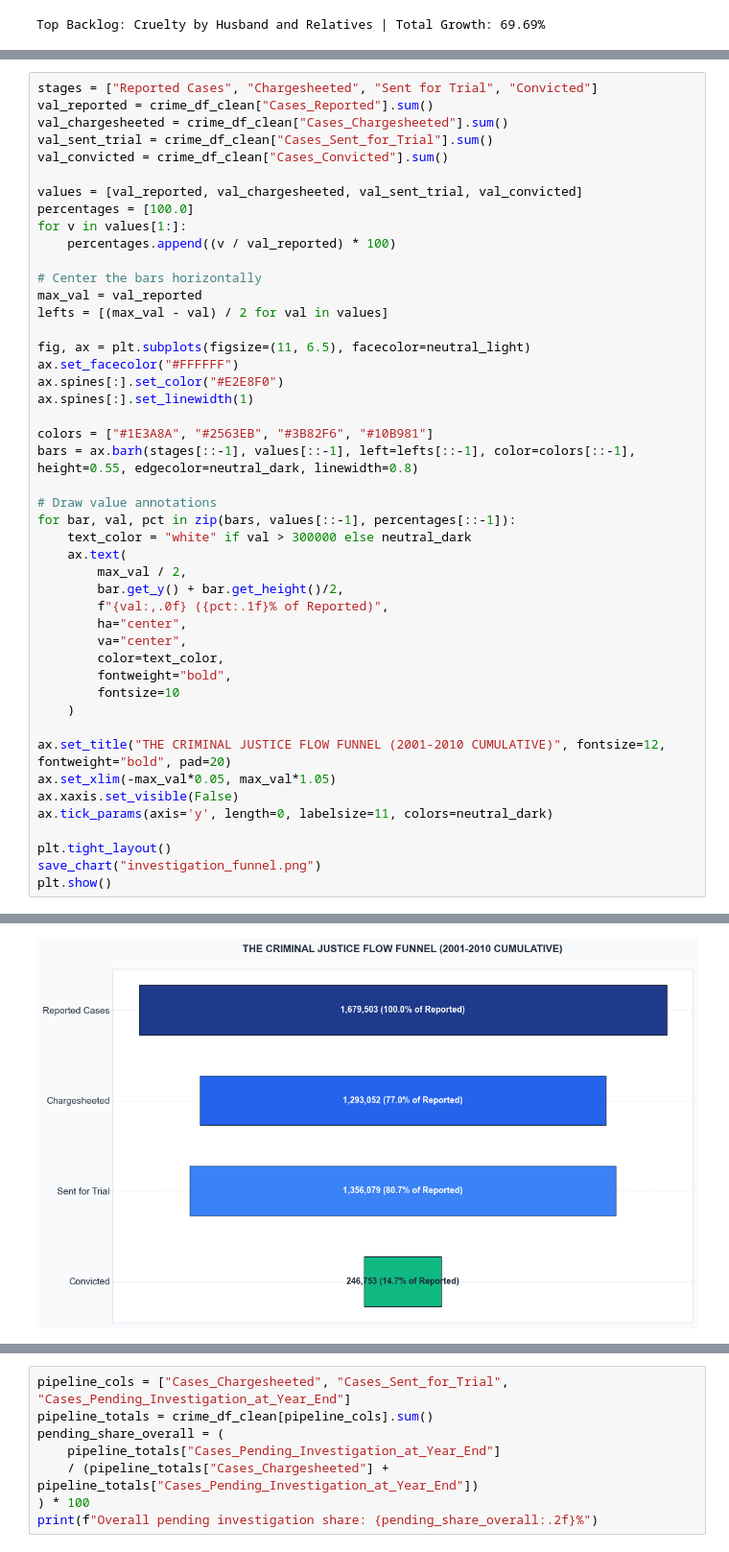
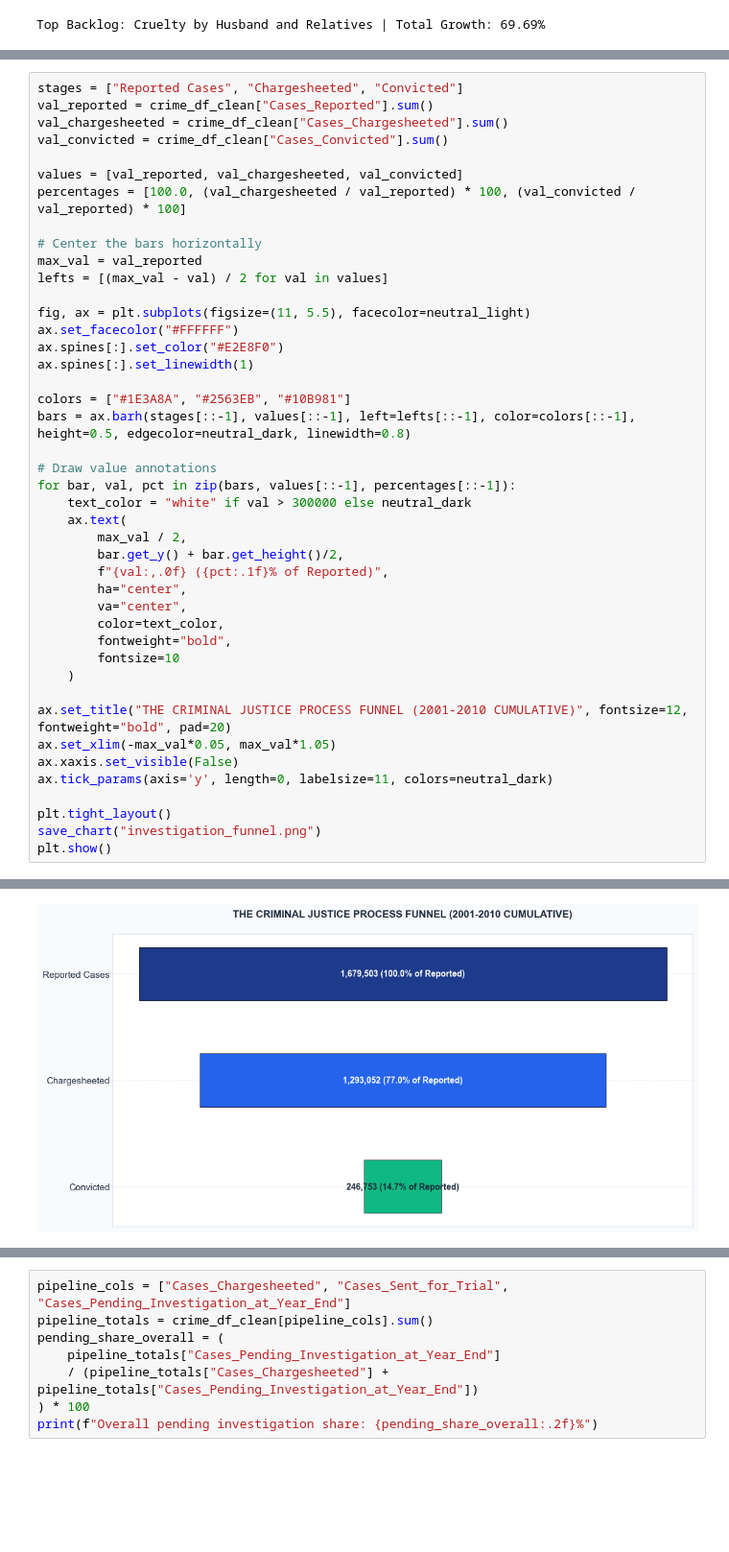
Before and after one commit to ShubhamSnSharma/Crime-Against-Women-Analysis-India, a Jupyter notebook: notebooks/crime_against_women_analysis.ipynb, the cells around one changed output, grey strips where cells are left out. Shown at 96% size. Saved outputs shown, nothing was run; the diff lists cells and outputs as text; blank space fills up the shorter version.

Commit message:
style: final professional polish for GitHub portfolio readiness, featuring fixed funnel, improved correlation heatmap analytics, policy recommendations, limitations, and optimized README

```diff
--- a/notebooks/crime_against_women_analysis.ipynb
+++ b/notebooks/crime_against_women_analysis.ipynb
@@ -659,51 +659,48 @@ This section tracks cases through the criminal justice funnel, from registration
 # %%
-stages = ["Reported Cases", "Chargesheeted", "Sent for Trial", "Convicted"]
+stages = ["Reported Cases", "Chargesheeted", "Convicted"]
 val_reported = crime_df_clean["Cases_Reported"].sum()
 val_chargesheeted = crime_df_clean["Cases_Chargesheeted"].sum()
-val_sent_trial = crime_df_clean["Cases_Sent_for_Trial"].sum()
 val_convicted = crime_df_clean["Cases_Convicted"].sum()
 
-values = [val_reported, val_chargesheeted, val_sent_trial, val_convicted]
-percentages = [100.0]
-for v in values[1:]:
-    percentages.append((v / val_reported) * 100)
+values = [val_reported, val_chargesheeted, val_convicted]
+percentages = [100.0, (val_chargesheeted / val_reported) * 100, (val_convicted / val_reported) * 100]
 
 # Center the bars horizontally
 max_val = val_reported
 lefts = [(max_val - val) / 2 for val in values]
 
-fig, ax = plt.subplots(figsize=(11, 6.5), facecolor=neutral_light)
+fig, ax = plt.subplots(figsize=(11, 5.5), facecolor=neutral_light)
 ax.set_facecolor("#FFFFFF")
 ax.spines[:].set_color("#E2E8F0")
 ax.spines[:].set_linewidth(1)
 
-colors = ["#1E3A8A", "#2563EB", "#3B82F6", "#10B981"]
-bars = ax.barh(stages[::-1], values[::-1], left=lefts[::-1], color=colors[::-1], height=0.55, edgecolor=neutral_dark, linewidth=0.8)
+colors = ["#1E3A8A", "#2563EB", "#10B981"]
+bars = ax.barh(stages[::-1], values[::-1], left=lefts[::-1], color=colors[::-1], height=0.5, edgecolor=neutral_dark, linewidth=0.8)
 
 # Draw value annotations
 for bar, val, pct in zip(bars, values[::-1], percentages[::-1]):
     text_color = "white" if val > 300000 else neutral_dark
     ax.text(
         max_val / 2,
         bar.get_y() + bar.get_height()/2,
         f"{val:,.0f} ({pct:.1f}% of Reported)",
         ha="center",
         va="center",
         color=text_color,
         fontweight="bold",
         fontsize=10
     )
 
-ax.set_title("THE CRIMINAL JUSTICE FLOW FUNNEL (2001-2010 CUMULATIVE)", fontsize=12, fontweight="bold", pad=20)
+ax.set_title("THE CRIMINAL JUSTICE PROCESS FUNNEL (2001-2010 CUMULATIVE)", fontsize=12, fontweight="bold", pad=20)
 ax.set_xlim(-max_val*0.05, max_val*1.05)
 ax.xaxis.set_visible(False)
 ax.tick_params(axis='y', length=0, labelsize=11, colors=neutral_dark)
 
 plt.tight_layout()
 save_chart("investigation_funnel.png")
 plt.show()
 # %% [output]
 Saved: /Users/shubham/Desktop/cases against women/images/investigation_funnel.png
-[figure, old version]
+[figure, new version]
 # %% [markdown]
 ### Observation
```
Also changed, not shown: parts of 13 cells of this notebook, 4 other files.
